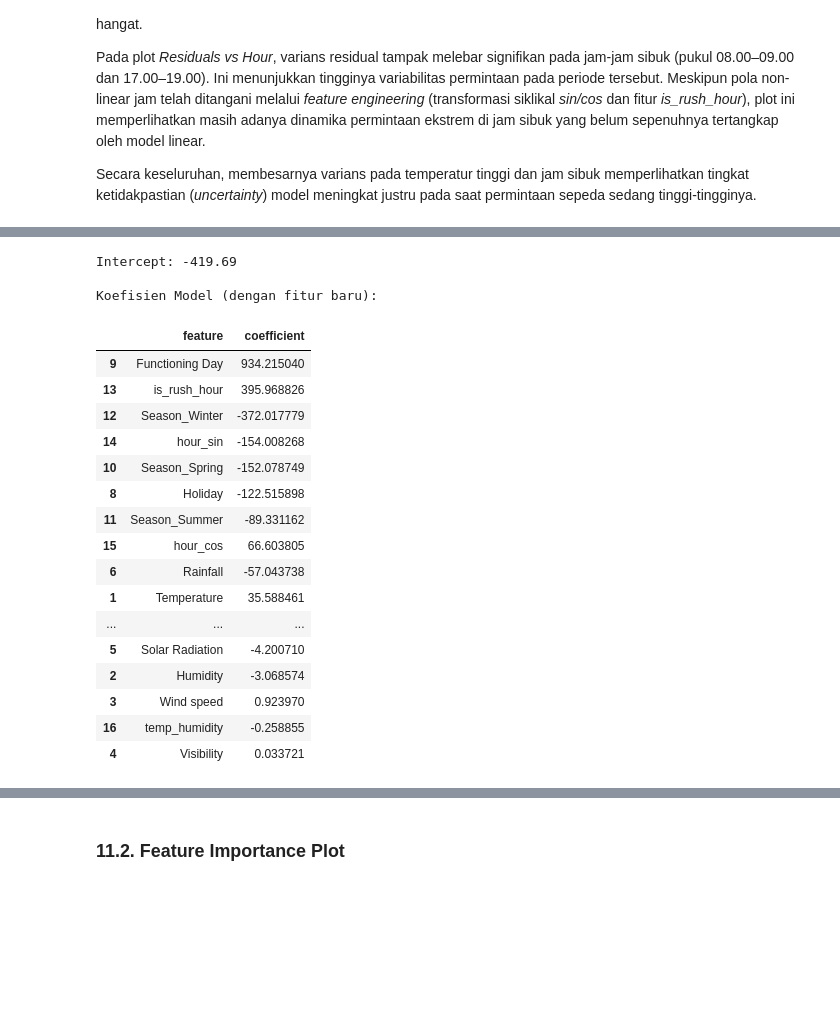
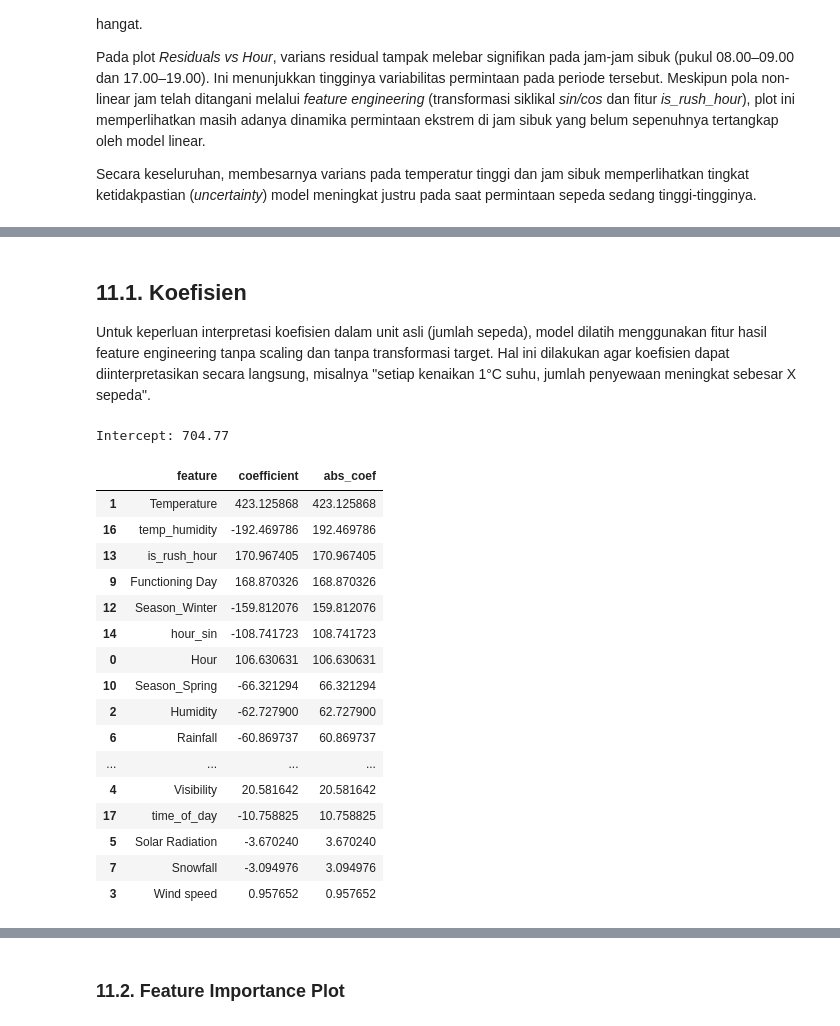
Before and after one commit to fxrdhan/Tubes_AI_Kelompok-1_Bike-Sharing-Demand-Predictor, a Jupyter notebook: Seoul_Bike_Regression.ipynb, the cells around one changed output, grey strips where cells are left out. Saved outputs shown, nothing was run; the diff lists cells and outputs as text; code cells hidden in the pictures; blank space fills up the shorter version.

```diff
--- a/Seoul_Bike_Regression.ipynb
+++ b/Seoul_Bike_Regression.ipynb
@@ -962,17 +1146,0 @@ Untuk mengatasi pola heteroskedastisitas yang terdeteksi, dilakukan transformasi
-# %%
-y_train_log = np.log1p(y_train)
-y_test_log = np.log1p(y_test)
-
-# Train model dengan target yang sudah ditransformasi
-model_log = LinearRegression()
-model_log.fit(X_train_scaled, y_train_log)
-y_pred_log = model_log.predict(X_test_scaled)
-
-# Inverse transform untuk mendapatkan prediksi dalam skala asli
-y_pred_log_original = np.expm1(y_pred_log)
-
-pd.DataFrame({
-    'actual': y_test[:10].values,
-    'predicted_improved': y_pred_improved[:10].round(2),
-    'predicted_log_transform': y_pred_log_original[:10].round(2)
-})
@@ -1112,35 +1226,37 @@ Untuk keperluan interpretasi koefisien dalam unit asli, model dilatih ulang meng
+# %% [markdown]
+## 11.1. Koefisien
+
+Untuk keperluan interpretasi koefisien dalam unit asli (jumlah sepeda), model dilatih menggunakan fitur hasil feature engineering tanpa scaling dan tanpa transformasi target. Hal ini dilakukan agar koefisien dapat diinterpretasikan secara langsung, misalnya "setiap kenaikan 1°C suhu, jumlah penyewaan meningkat sebesar X sepeda".
 # %%
-model_final = LinearRegression()
-model_final.fit(X_train_fe, y_train)
+# Model untuk interpretasi dengan data scaled
+model_interpret_scaled = LinearRegression()
+model_interpret_scaled.fit(X_train_scaled, y_train)
 
-coef_df = pd.DataFrame({
-    'feature': X_train_fe.columns,
-    'coefficient': model_final.coef_
+coef_df_scaled = pd.DataFrame({
+    'feature': X_train_scaled.columns,
+    'coefficient': model_interpret_scaled.coef_
 })
-coef_df['abs_coef'] = coef_df['coefficient'].abs()
-coef_df = coef_df.sort_values('abs_coef', ascending=False).drop(columns='abs_coef')
+coef_df_scaled['abs_coef'] = coef_df_scaled['coefficient'].abs()
+coef_df_scaled = coef_df_scaled.sort_values('abs_coef', ascending=False)
 
-print(f"Intercept: {model_final.intercept_:.2f}")
-print(f"\nKoefisien Model (dengan fitur baru):")
-coef_df
+print(f"Intercept: {model_interpret_scaled.intercept_:.2f}")
+coef_df_scaled
 # %% [output]
-Intercept: -419.69
-
-Koefisien Model (dengan fitur baru):
+Intercept: 704.77
-|  | feature | coefficient |
-| 9 | Functioning Day | 934.215040 |
-| 13 | is_rush_hour | 395.968826 |
-| 12 | Season_Winter | -372.017779 |
-| 14 | hour_sin | -154.008268 |
-| 10 | Season_Spring | -152.078749 |
-| 8 | Holiday | -122.515898 |
-| 11 | Season_Summer | -89.331162 |
-| 15 | hour_cos | 66.603805 |
-| 6 | Rainfall | -57.043738 |
-| 1 | Temperature | 35.588461 |
-| ... | ... | ... |
-| 5 | Solar Radiation | -4.200710 |
-| 2 | Humidity | -3.068574 |
-| 3 | Wind speed | 0.923970 |
-| 16 | temp_humidity | -0.258855 |
-| 4 | Visibility | 0.033721 |
+|  | feature | coefficient | abs_coef |
+| 1 | Temperature | 423.125868 | 423.125868 |
+| 16 | temp_humidity | -192.469786 | 192.469786 |
+| 13 | is_rush_hour | 170.967405 | 170.967405 |
+| 9 | Functioning Day | 168.870326 | 168.870326 |
+| 12 | Season_Winter | -159.812076 | 159.812076 |
+| 14 | hour_sin | -108.741723 | 108.741723 |
+| 0 | Hour | 106.630631 | 106.630631 |
+| 10 | Season_Spring | -66.321294 | 66.321294 |
+| 2 | Humidity | -62.727900 | 62.727900 |
+| 6 | Rainfall | -60.869737 | 60.869737 |
+| ... | ... | ... | ... |
+| 4 | Visibility | 20.581642 | 20.581642 |
+| 17 | time_of_day | -10.758825 | 10.758825 |
+| 5 | Solar Radiation | -3.670240 | 3.670240 |
+| 7 | Snowfall | -3.094976 | 3.094976 |
+| 3 | Wind speed | 0.957652 | 0.957652 |
```
Also changed, not shown: parts of 69 cells of this notebook.
